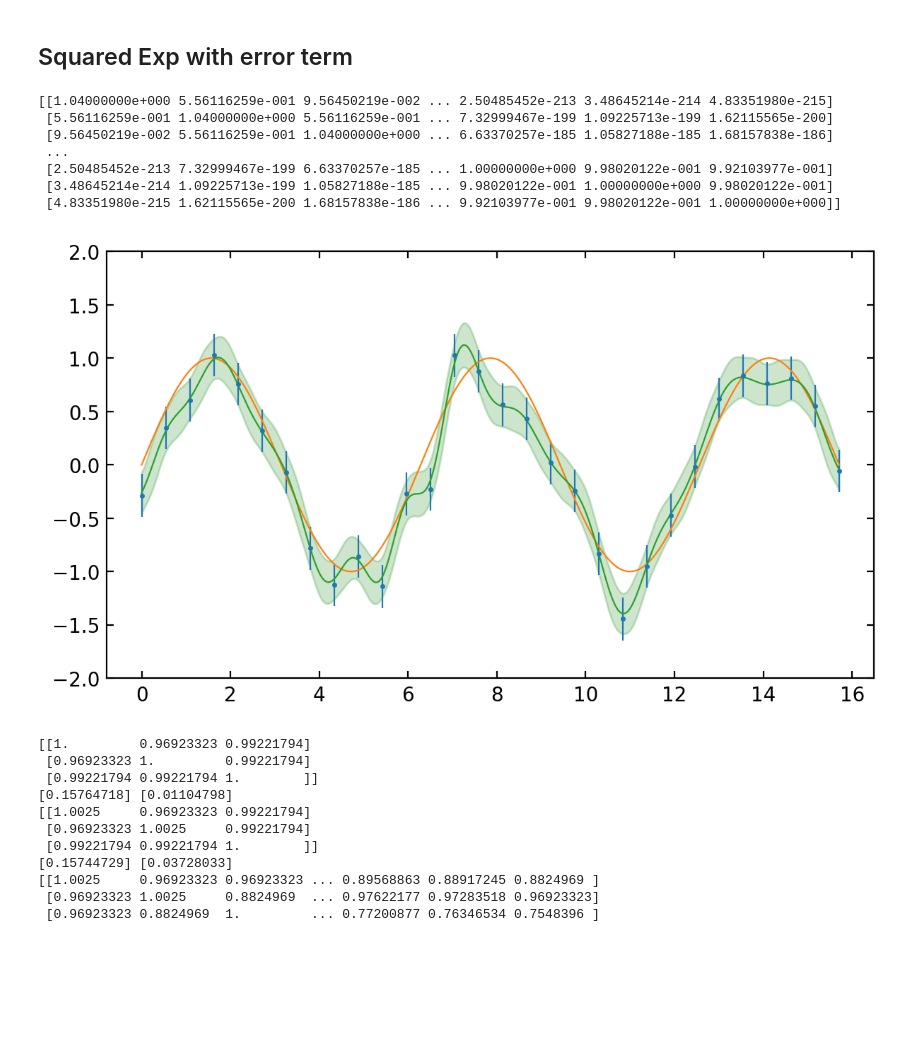
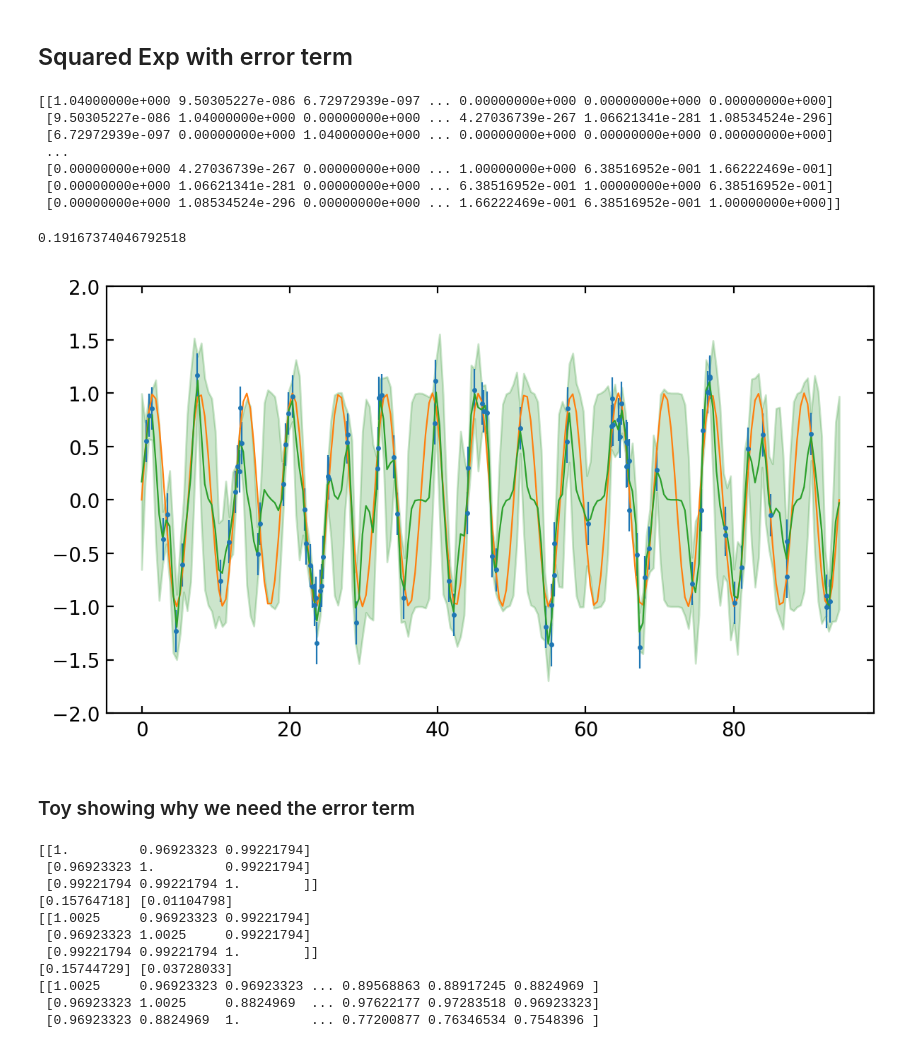
Before and after one commit to eniaxhakaj/phys_learning, a Jupyter notebook: gaussian_processes/manual_gp.ipynb, the cells around one changed output. Saved outputs shown, nothing was run; the diff lists cells and outputs as text; code cells hidden in the pictures; blank space fills up the shorter version.

```diff
--- a/gaussian_processes/manual_gp.ipynb
+++ b/gaussian_processes/manual_gp.ipynb
@@ -205,8 +227,9 @@ import gp_helpers.manual_gp as gp
 f = np.sin
 err = 0.2
 
-all_x = np.linspace(0, 5*np.pi, num=500)
-x = np.linspace(0, 5*np.pi, num=30)
+all_x = np.linspace(0, 30*np.pi, num=200)
+#x = np.linspace(0, 30*np.pi, num=100)
+x = np.random.random(size=100) * 30 * np.pi
 y = f(x) + np.random.normal(0, err, size=len(x))
 # %% [markdown]
 ## Squared Exp
@@ -231,23 +257,27 @@ ax = gp.plot(x, y, err, f, all_x, pred_ys, var_ys)
 # %%
 # By doing this, the diagonal has a slightly larger covariance. The off diagonal doesn't change.
 # Specifically, it goes from max_covariance -> max_covariance + err**2
 def squared_exponential_w_err(x, length_scale, max_covariance, err, train_len):
-    se =  max_covariance * np.exp(-(np.expand_dims(x, 0) - np.expand_dims(x, 1))**2/(2*length_scale**2))
+    se = squared_exponential(x, length_scale, max_covariance)
     data_err = np.zeros((len(x),len(x)))
     for i in range(train_len): data_err[i][i] = err**2 # We don't want to add this to the test data
     return se + data_err
 
 pred_ys, var_ys = gp.build_gp_model(x, y, all_x, squared_exponential_w_err, l_scale=0.5, max_cov=1, err=err, train_len=len(x))
 ax = gp.plot(x, y, err, f, all_x, pred_ys, var_ys)
+np.sum((f(all_x) - pred_ys)**2)/len(pred_ys)
 # %% [output]
-[[1.04000000e+000 5.56116259e-001 9.56450219e-002 ... 2.50485452e-213 3.48645214e-214 4.83351980e-215]
- [5.56116259e-001 1.04000000e+000 5.56116259e-001 ... 7.32999467e-199 1.09225713e-199 1.62115565e-200]
- [9.56450219e-002 5.56116259e-001 1.04000000e+000 ... 6.63370257e-185 1.05827188e-185 1.68157838e-186]
+[[1.04000000e+000 9.50305227e-086 6.72972939e-097 ... 0.00000000e+000 0.00000000e+000 0.00000000e+000]
+ [9.50305227e-086 1.04000000e+000 0.00000000e+000 ... 4.27036739e-267 1.06621341e-281 1.08534524e-296]
+ [6.72972939e-097 0.00000000e+000 1.04000000e+000 ... 0.00000000e+000 0.00000000e+000 0.00000000e+000]
  ...
- [2.50485452e-213 7.32999467e-199 6.63370257e-185 ... 1.00000000e+000 9.98020122e-001 9.92103977e-001]
- [3.48645214e-214 1.09225713e-199 1.05827188e-185 ... 9.98020122e-001 1.00000000e+000 9.98020122e-001]
- [4.83351980e-215 1.62115565e-200 1.68157838e-186 ... 9.92103977e-001 9.98020122e-001 1.00000000e+000]]
+ [0.00000000e+000 4.27036739e-267 0.00000000e+000 ... 1.00000000e+000 6.38516952e-001 1.66222469e-001]
+ [0.00000000e+000 1.06621341e-281 0.00000000e+000 ... 6.38516952e-001 1.00000000e+000 6.38516952e-001]
+ [0.00000000e+000 1.08534524e-296 0.00000000e+000 ... 1.66222469e-001 6.38516952e-001 1.00000000e+000]]
+0.19167374046792518
-[figure, old version]
+[figure, new version]
+# %% [markdown]
+### Toy showing why we need the error term
 # %%
 # Toy model to explain why we need the error term
 def f(x):
```
Also changed, not shown: parts of 16 cells of this notebook, 2 other files.
